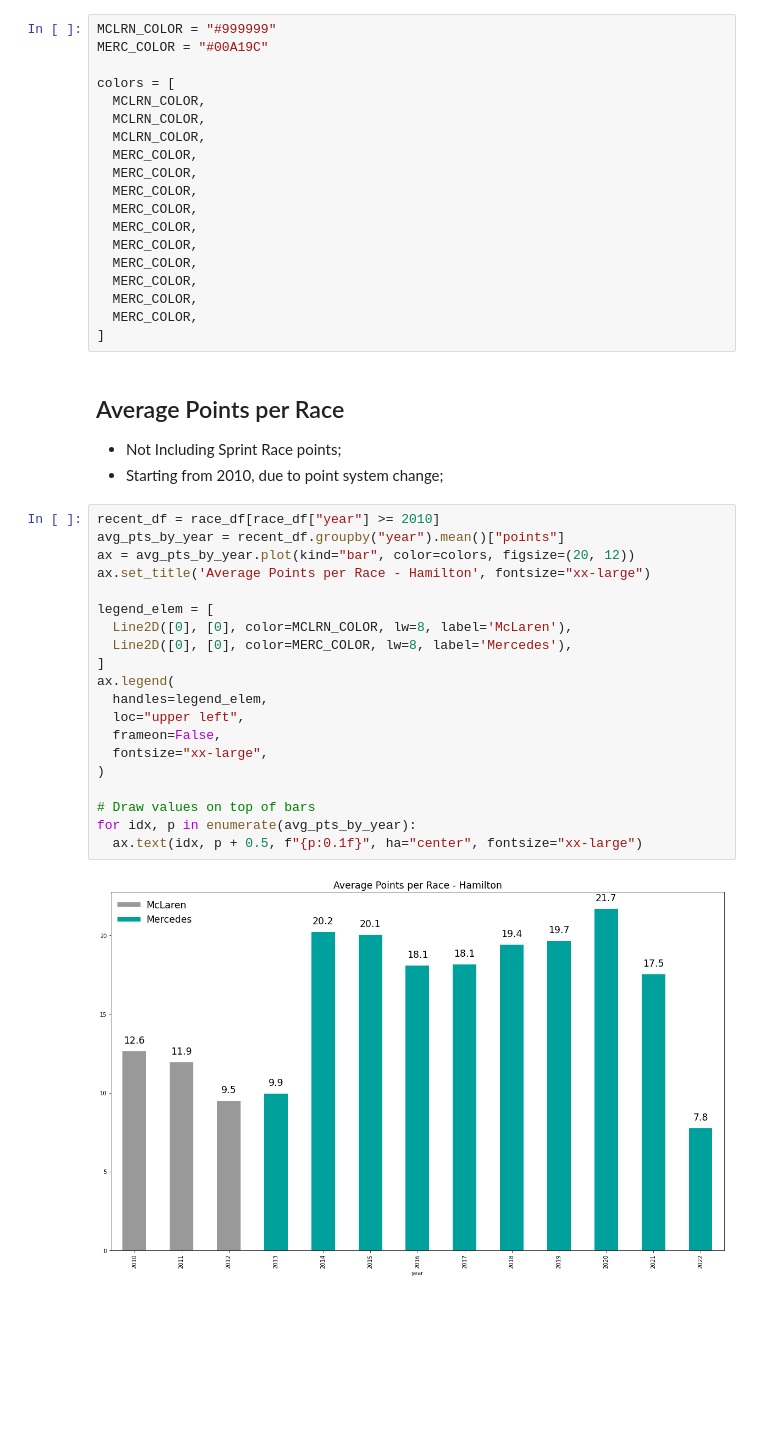
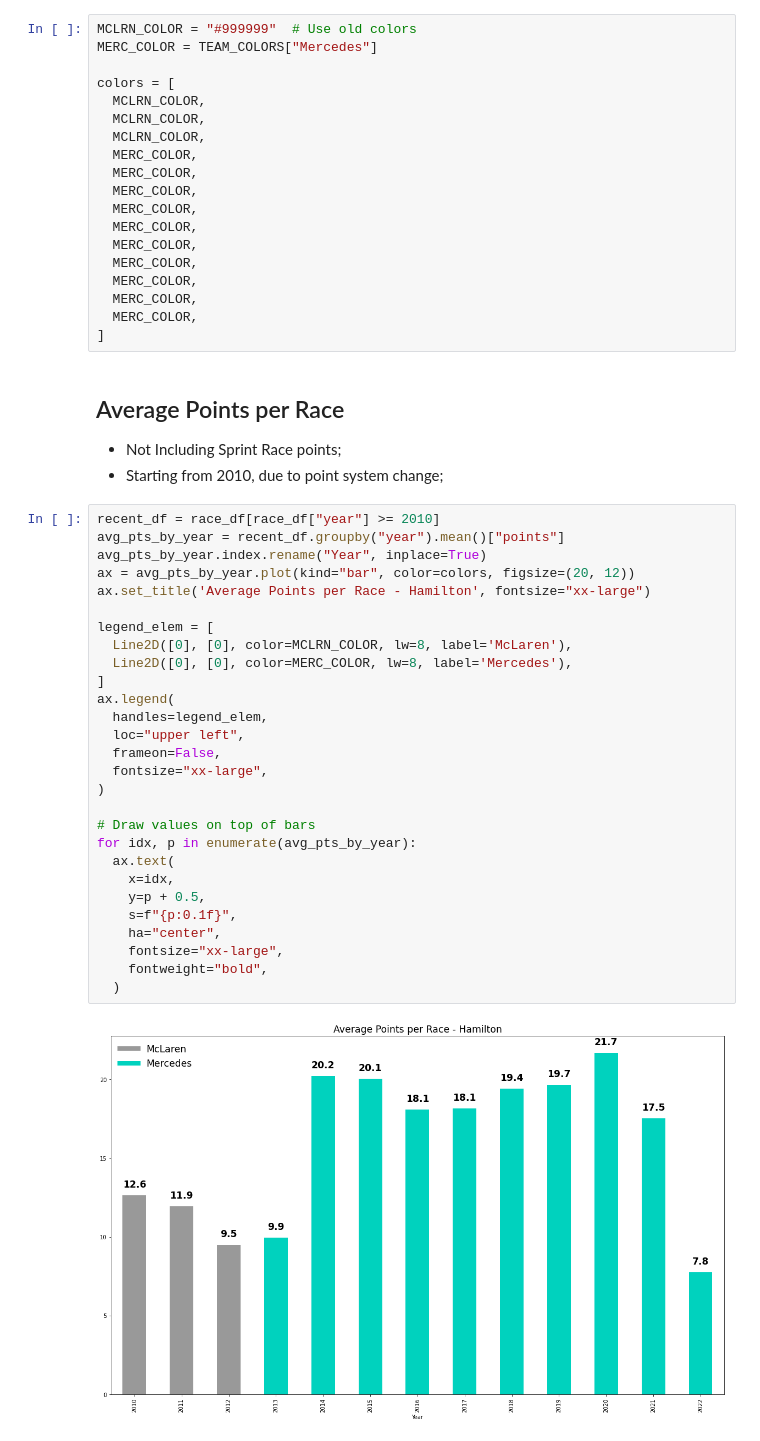
Before and after one commit to meunomemauricio/f1_data, a Jupyter notebook: notebooks/lewis_hamilton.ipynb, the cells around one changed output. Saved outputs shown, nothing was run; the diff lists cells and outputs as text; blank space fills up the shorter version.

```diff
--- a/notebooks/lewis_hamilton.ipynb
+++ b/notebooks/lewis_hamilton.ipynb
@@ -73,8 +75,8 @@ pd.DataFrame(
 | Victories | 103 |
 | Pole Positions | 106 |
 # %%
-MCLRN_COLOR = "#999999"
-MERC_COLOR = "#00A19C"
+MCLRN_COLOR = "#999999"  # Use old colors
+MERC_COLOR = TEAM_COLORS["Mercedes"]
 
 colors = [
   MCLRN_COLOR,
@@ -99,22 +101,30 @@ colors = [
 # %%
 recent_df = race_df[race_df["year"] >= 2010]
 avg_pts_by_year = recent_df.groupby("year").mean()["points"]
+avg_pts_by_year.index.rename("Year", inplace=True)
 ax = avg_pts_by_year.plot(kind="bar", color=colors, figsize=(20, 12))
 ax.set_title('Average Points per Race - Hamilton', fontsize="xx-large")
 
 legend_elem = [
   Line2D([0], [0], color=MCLRN_COLOR, lw=8, label='McLaren'),
   Line2D([0], [0], color=MERC_COLOR, lw=8, label='Mercedes'),
 ]
 ax.legend(
   handles=legend_elem,
   loc="upper left",
   frameon=False,
   fontsize="xx-large",
 )
 
 # Draw values on top of bars
 for idx, p in enumerate(avg_pts_by_year):
-  ax.text(idx, p + 0.5, f"{p:0.1f}", ha="center", fontsize="xx-large")
+  ax.text(
+    x=idx,
+    y=p + 0.5,
+    s=f"{p:0.1f}",
+    ha="center",
+    fontsize="xx-large",
+    fontweight="bold",
+  )
 # %% [output]
-[figure, old version]
+[figure, new version]
```
Also changed, not shown: parts of 1 cell of this notebook.
